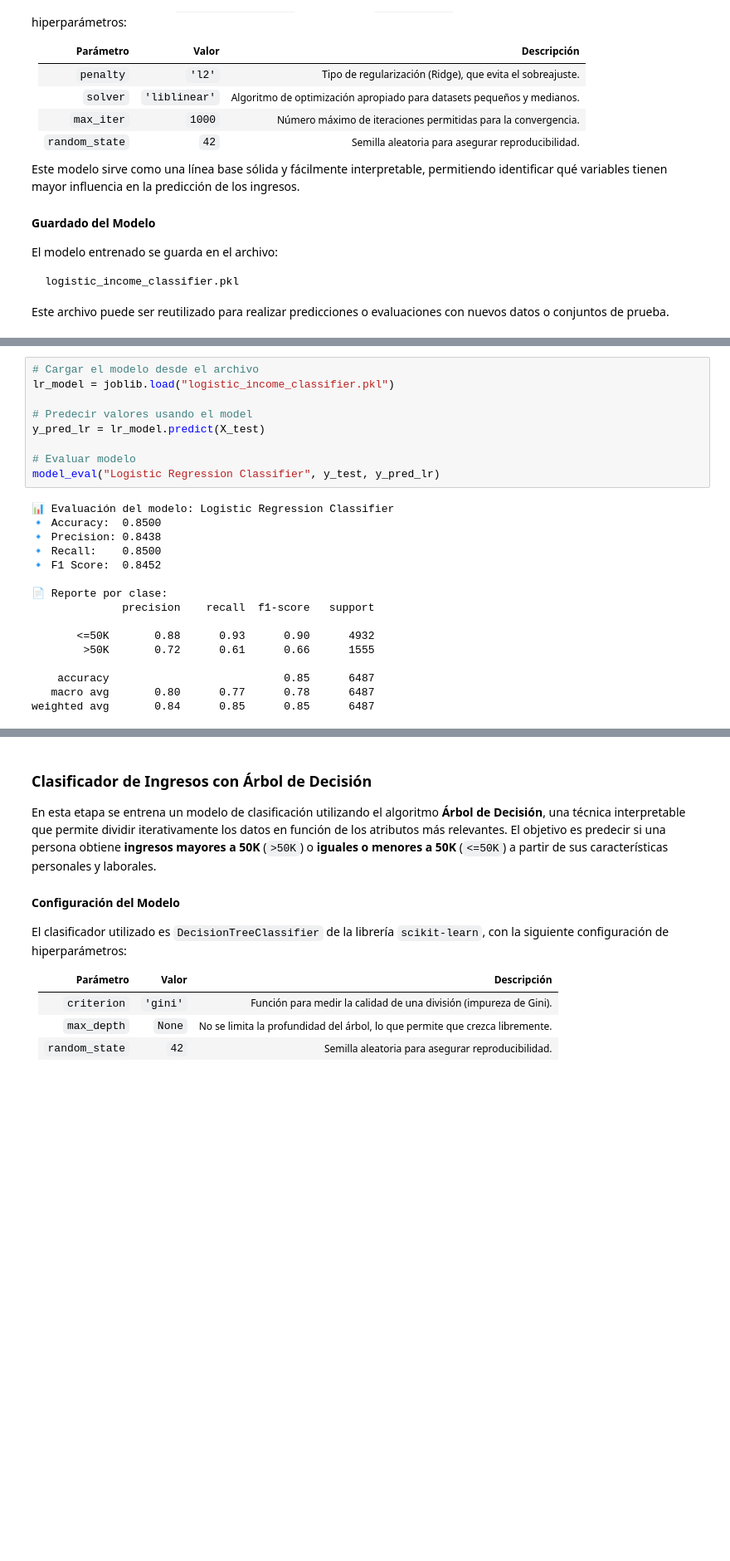
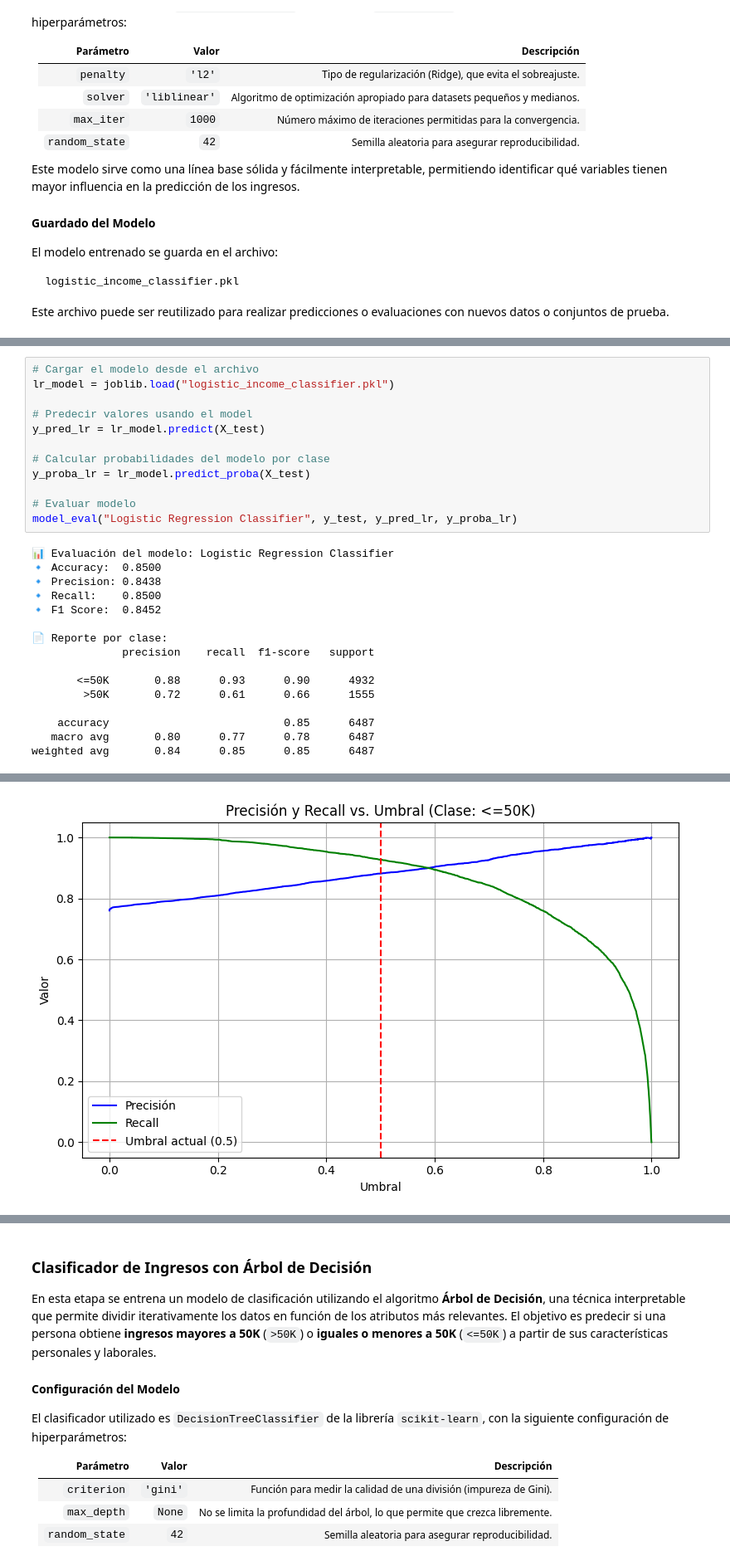
Before and after one commit to jquelas/adult_census_income, a Jupyter notebook: adult_census_income.ipynb, the cells around one changed output, grey strips where cells are left out. Shown at 83% size. Cells and saved outputs as stored; diff of their text form; blank space fills up the shorter version.

Commit message:
All lib in one cell, addition of randomized serch CV with stratified K folds to XGBoost model, and addition of precision and recall vs threshold curves in model_eval().

```diff
--- a/adult_census_income.ipynb
+++ b/adult_census_income.ipynb
@@ -965,26 +1023,30 @@ print(f"✅ Modelo de Regresión Logística guardado en: {output_model_path}")
 # %%
 # Cargar el modelo desde el archivo
 lr_model = joblib.load("logistic_income_classifier.pkl")
 
 # Predecir valores usando el model
 y_pred_lr = lr_model.predict(X_test)
 
+# Calcular probabilidades del modelo por clase
+y_proba_lr = lr_model.predict_proba(X_test)
+
 # Evaluar modelo
-model_eval("Logistic Regression Classifier", y_test, y_pred_lr)
+model_eval("Logistic Regression Classifier", y_test, y_pred_lr, y_proba_lr)
 # %% [output]
 📊 Evaluación del modelo: Logistic Regression Classifier
 🔹 Accuracy:  0.8500
 🔹 Precision: 0.8438
 🔹 Recall:    0.8500
 🔹 F1 Score:  0.8452
 
 📄 Reporte por clase:
               precision    recall  f1-score   support
 
        <=50K       0.88      0.93      0.90      4932
         >50K       0.72      0.61      0.66      1555
 
     accuracy                           0.85      6487
    macro avg       0.80      0.77      0.78      6487
 weighted avg       0.84      0.85      0.85      6487
 [figure]
+[figure, added]
```
Also changed, not shown: parts of 30 cells of this notebook, 1 other file.
